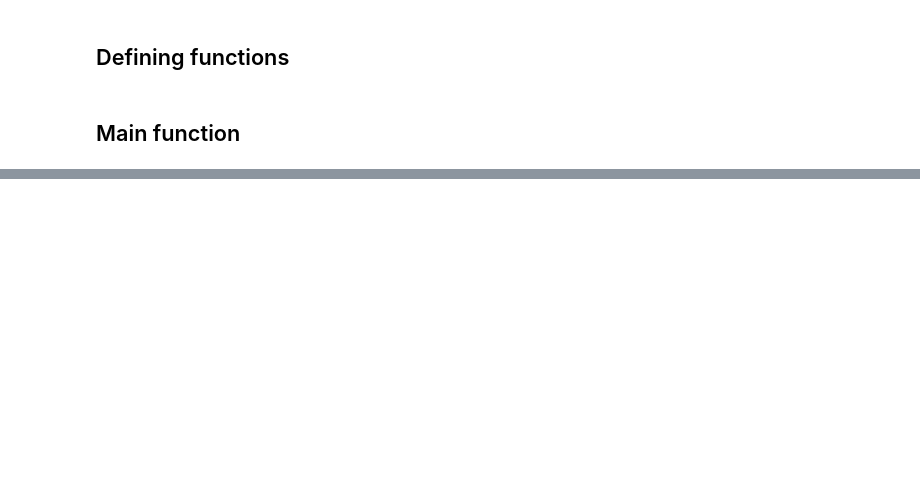
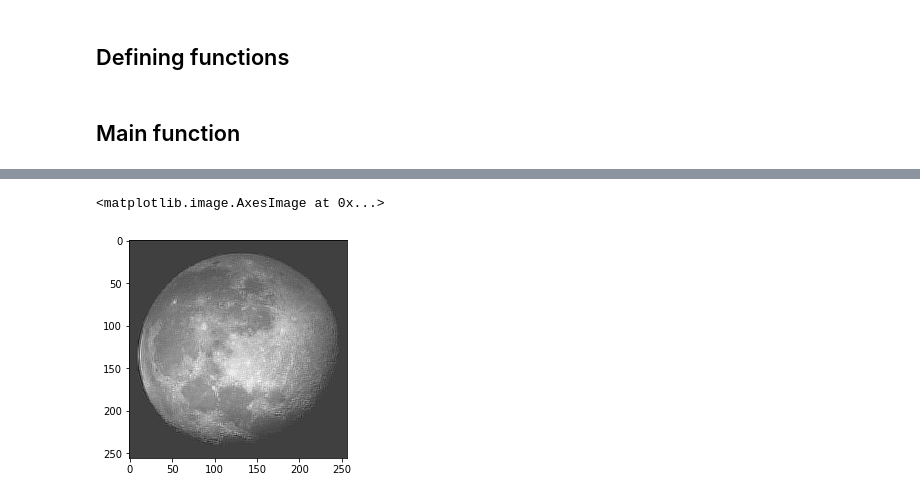
Before and after one commit to andremsouza/dip-t03-image-restoration, a Jupyter notebook: assignment3.ipynb, the cells around one changed output, grey strips where cells are left out. Drawn from its saved outputs; the diff is of its cells as text; code cells hidden in the pictures; blank space fills up the shorter version.

Commit message:
Notebook for testing / visualizing results

```diff
--- a/assignment3.ipynb
+++ b/assignment3.ipynb
@@ -24,6 +25,7 @@ def adaptive_denoising(g, gamma, k, mode):
 	img_final[:, -(k//2):] = g[:, -(k//2):]
 
 	# filtering for each mode
+
 	# 'average' mode
 	if mode == 'average':
 		# calculating estimated dispersion measure
@@ -37,7 +39,9 @@ def adaptive_denoising(g, gamma, k, mode):
 				centr_l = np.mean(nh)
 				disp_l = np.std(nh)
 				disp_l = disp_h if disp_l == 0 else disp_l
+				# calculating result image pixels
 				img_final[i][j] = g[i][j] - gamma * (disp_h / disp_l) * (g[i][j] - centr_l)
+
 	# 'robust' mode
 	elif mode == 'robust':
 		# calculating estimated dispersion measure
@@ -53,7 +57,9 @@ def adaptive_denoising(g, gamma, k, mode):
 				centr_l = percents_l[1]
 				disp_l = percents_l[2] - percents_l[0]
 				disp_l = disp_h if disp_l == 0 else disp_l
+				# calculating result image pixels
 				img_final[i][j] = g[i][j] - gamma * (disp_h / disp_l) * (g[i][j] - centr_l)
+
 	# error case: invalid input
 	else: raise ValueError("Unexpected value for mode (should be in ['average', 'robust'])")
 	# returning normalized image
@@ -76,8 +82,8 @@ def constrained_least_squares(g, gamma, k, sigma):
 	upper_h_0 = (g.shape[0] // 2) + (k // 2) + 1
 	lower_h_1 = (g.shape[1] // 2) - (k // 2)
 	upper_h_1 = (g.shape[1] // 2) + (k // 2) + 1
-	h[lower_h_0 : upper_h_0, lower_h_1 : upper_h_1] = \
-		gaussian_filter(k, sigma) # gaussian filter
+	h[lower_h_0 : upper_h_0, lower_h_1 : upper_h_1] = gaussian_filter(k, sigma) # gaussian filter
+
 	# calculating 2d-fft of arrays
 	G = scipy.fftpack.fft2(g)
 	P = scipy.fftpack.fft2(p)
@@ -86,8 +92,11 @@ def constrained_least_squares(g, gamma, k, sigma):
 
 	# calculating final image
 	img_final = np.multiply((H_conj / (np.square(np.absolute(H)) + gamma * np.square(np.absolute(P)))), G)
+	# getting real part of inverse fft
+	img_final = np.real(scipy.fftpack.ifft2(img_final))
 
-	return np.roll(np.real(scipy.fftpack.ifft2(img_final)), np.array(g.shape)//2, (0, 1))
+	# roll image for correct final representation (frequencies on the corners)
+	return np.roll(img_final, np.array(g.shape)//2, (0, 1))
 
 # gaussian_filter function
 def gaussian_filter(k=3, sigma=1.0):
@@ -131,0 +152,5 @@ if __name__ == '__main__':
+# %%
+plt.imshow(f_r, cmap='gray')
+# %% [output]
+<matplotlib.image.AxesImage at 0x...>
+[figure, added]
```
Also changed, not shown: parts of 4 cells of this notebook.
